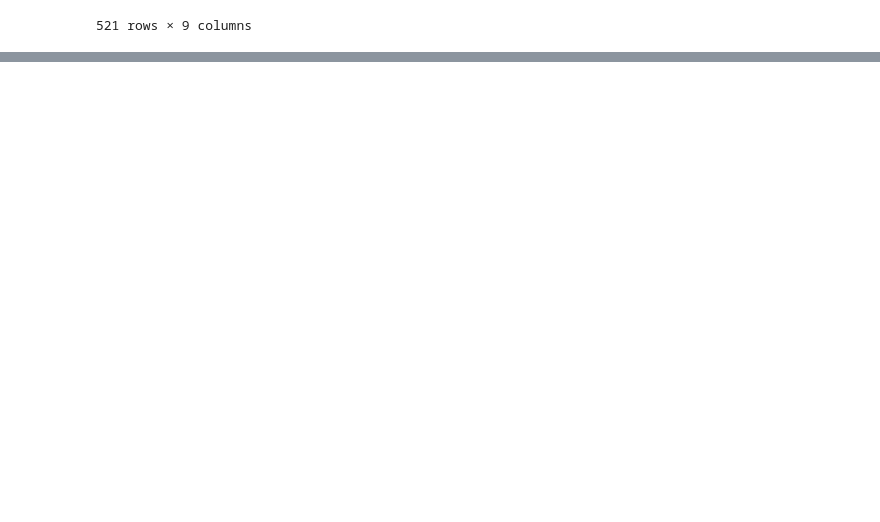
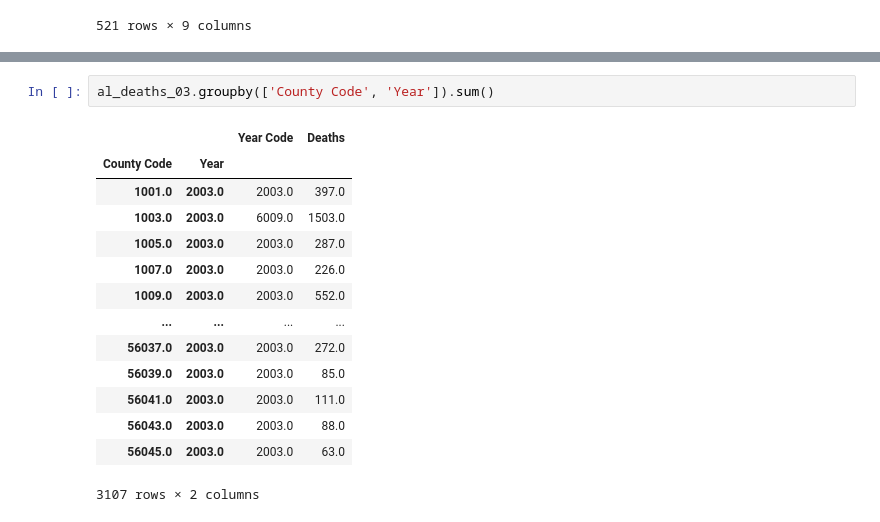
Before and after one commit to YZhu0225/Estimating-the-Impact-of-Opioid-Control-Policies, a Jupyter notebook: 10_code/practice.ipynb, the cells around one changed output, grey strips where cells are left out. Saved outputs shown, nothing was run; the diff lists cells and outputs as text; blank space fills up the shorter version.

```diff
--- a/10_code/practice.ipynb
+++ b/10_code/practice.ipynb
@@ -119,0 +134,17 @@ See the caveats in the documentation: https://pandas.pydata.org/pandas-docs/stab
+# %%
+al_deaths_03.groupby(['County Code', 'Year']).sum()
+# %% [output]
+|  |  | Year Code | Deaths |
+| County Code | Year |  |  |
+| 1001.0 | 2003.0 | 2003.0 | 397.0 |
+| 1003.0 | 2003.0 | 6009.0 | 1503.0 |
+| 1005.0 | 2003.0 | 2003.0 | 287.0 |
+| 1007.0 | 2003.0 | 2003.0 | 226.0 |
+| 1009.0 | 2003.0 | 2003.0 | 552.0 |
+| ... | ... | ... | ... |
+| 56037.0 | 2003.0 | 2003.0 | 272.0 |
+| 56039.0 | 2003.0 | 2003.0 | 85.0 |
+| 56041.0 | 2003.0 | 2003.0 | 111.0 |
+| 56043.0 | 2003.0 | 2003.0 | 88.0 |
+| 56045.0 | 2003.0 | 2003.0 | 63.0 |
+3107 rows × 2 columns
```
Also changed, not shown: parts of 6 cells of this notebook, 4 other files.
